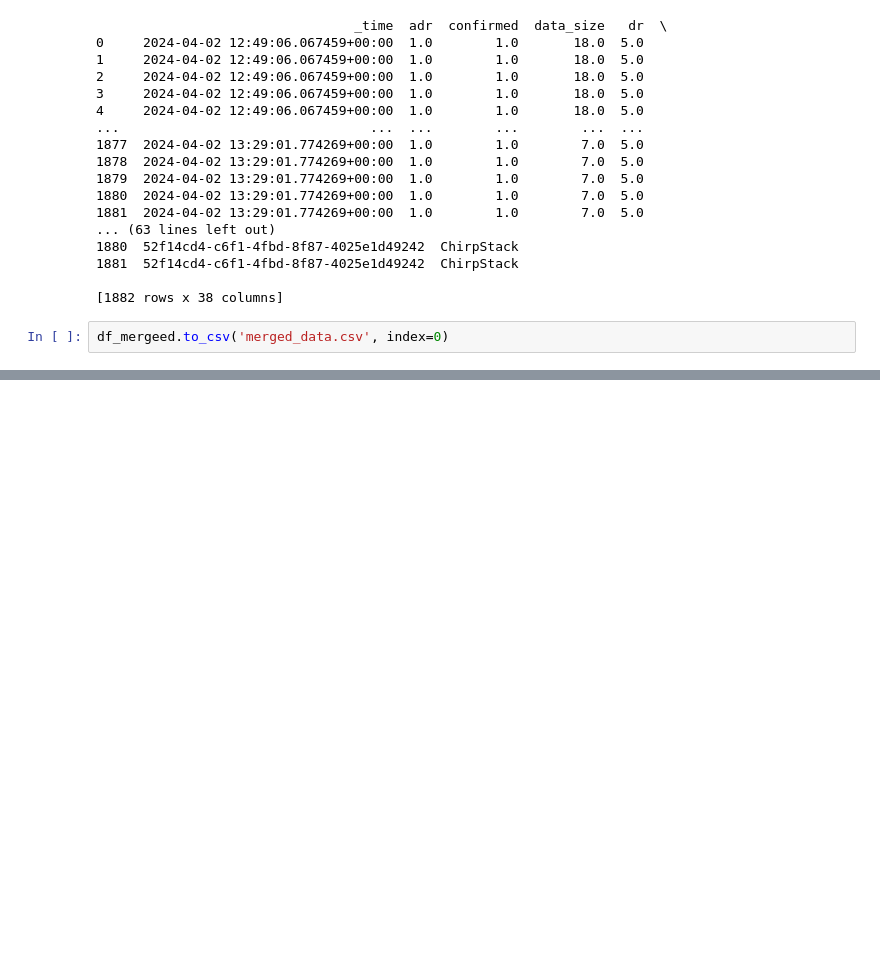
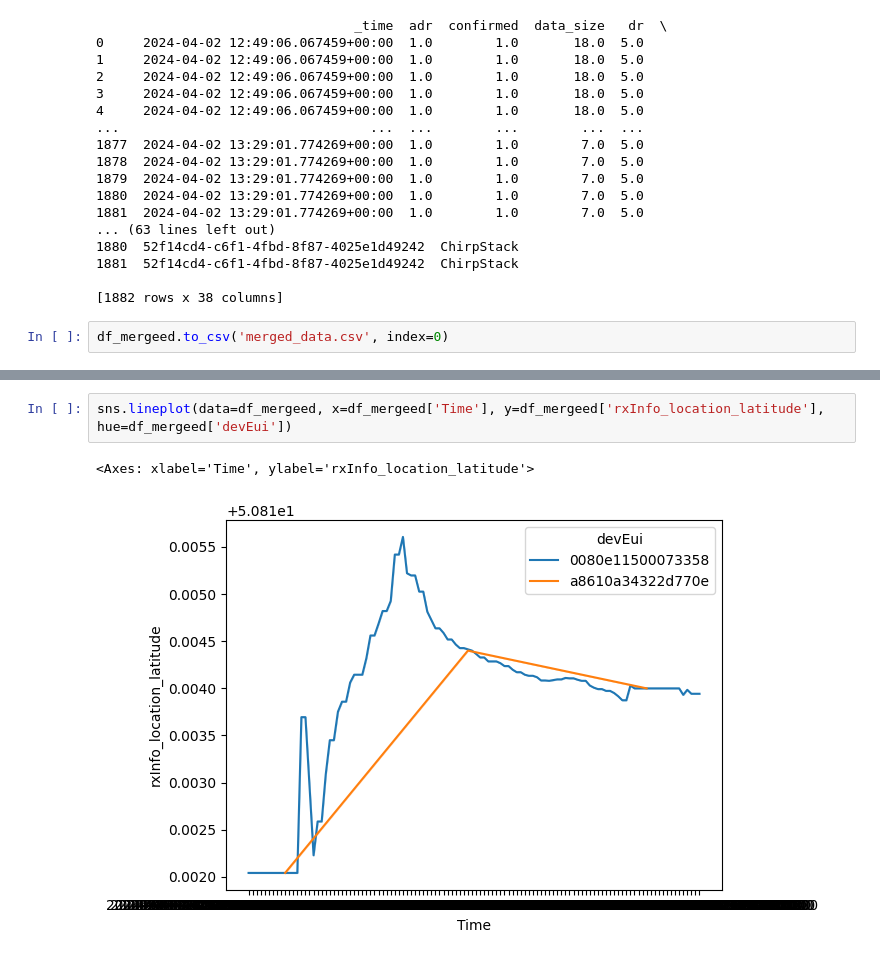
Before and after one commit to sudipbarua/Localization-leveraging-LoRaWAN, a Jupyter notebook: data_preprocess.ipynb, the cells around one changed output, grey strips where cells are left out. Cells and saved outputs as stored; diff of their text form; blank space fills up the shorter version.

```diff
--- a/data_preprocess.ipynb
+++ b/data_preprocess.ipynb
@@ -58,0 +91,5 @@ df_mergeed.to_csv('merged_data.csv', index=0)
+# %%
+sns.lineplot(data=df_mergeed, x=df_mergeed['Time'], y=df_mergeed['rxInfo_location_latitude'], hue=df_mergeed['devEui'])
+# %% [output]
+<Axes: xlabel='Time', ylabel='rxInfo_location_latitude'>
+[figure, added]
```
Also changed, not shown: parts of 5 cells of this notebook.
